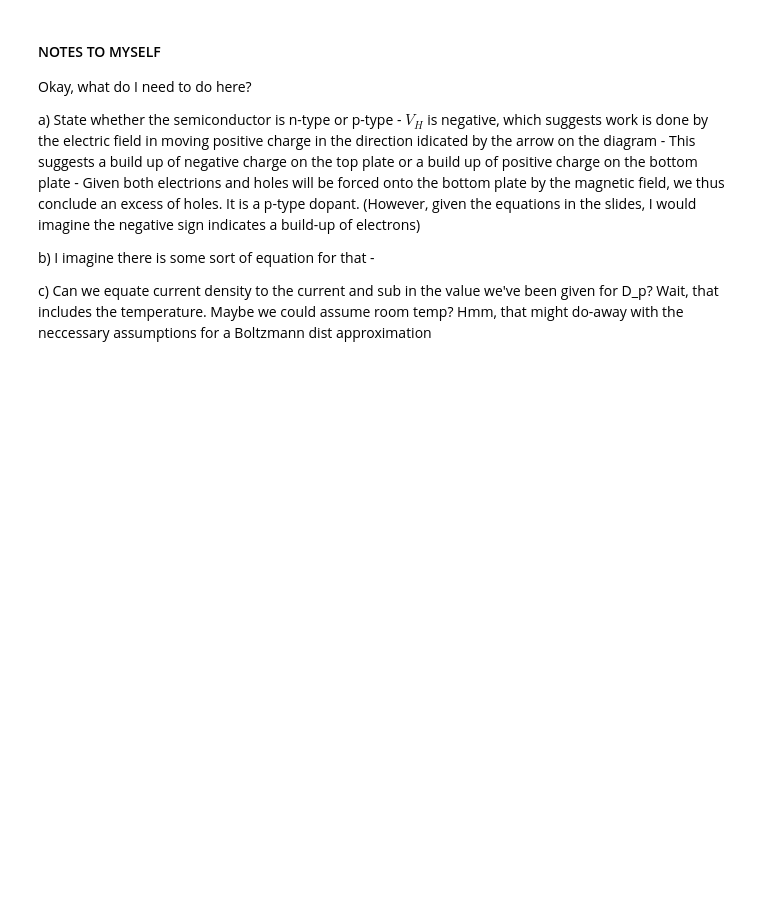
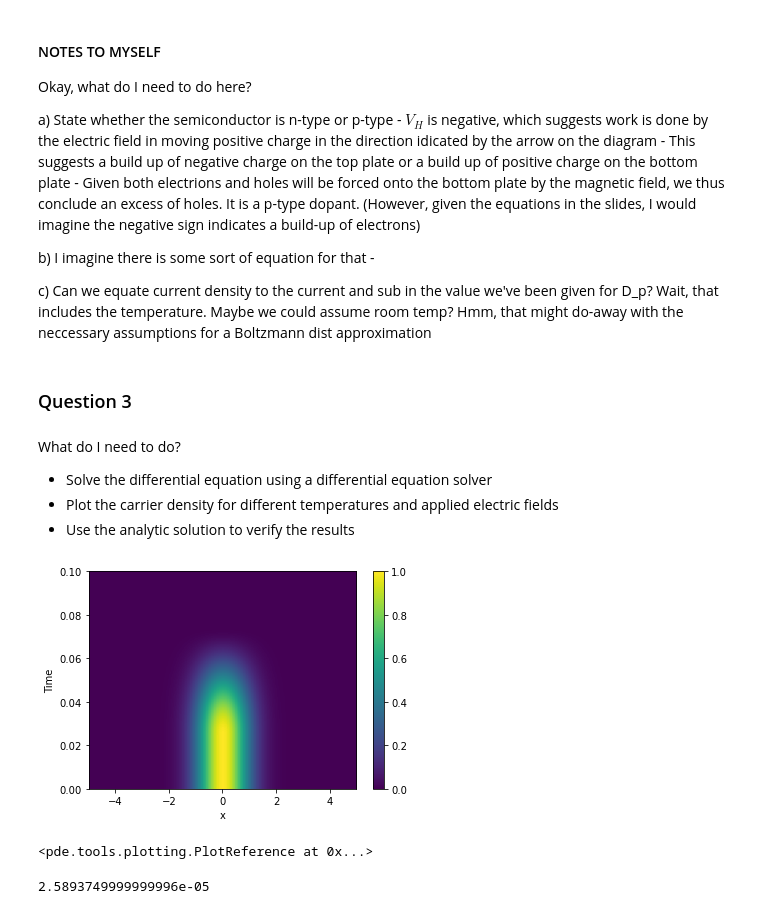
Before and after one commit to joshedmundson/PH4044-Tutorial-Sheet-3, a Jupyter notebook: PH4044 Tutorial Sheet 3.ipynb, the cells around one changed output. Cells and saved outputs as stored; diff of their text form; code cells hidden in the pictures; blank space fills up the shorter version.

Commit message:
Trying to solve question 3

```diff
--- a/PH4044 Tutorial Sheet 3.ipynb
+++ b/PH4044 Tutorial Sheet 3.ipynb
@@ -90,3 +90,43 @@ b) I imagine there is some sort of equation for that
     -
 
 c) Can we equate current density to the current and sub in the value we've been given for D_p? Wait, that includes the temperature. Maybe we could assume room temp? Hmm, that might do-away with the neccessary assumptions for a Boltzmann dist approximation
+# %% [markdown]
+### Question 3
+# %% [markdown]
+What do I need to do?
+
+- Solve the differential equation using a differential equation solver
+- Plot the carrier density for different temperatures and applied electric fields
+- Use the analytic solution to verify the results
+# %%
+# We can us the py-pde library to solve the differential equation
+import pde
+
+# Define all the constants in the equation
+mu_p = 300e-4 # m^2 V^-1 s^-1
+T = 10 # K
+E_0 = 100 # J
+tau_p = 1e-6 # s
+e = 1.6e-19 # C
+D_p = (mu_p * k_B * T) / e # I think units are Q m^2 s-1 though this doesn't make sense if J is current density.
+
+# Set up a grid of cartesian coordinates for the equation to solve
+grid = pde.CartesianGrid([[-5, 5]], [101])
+
+# Set up a Scalar Field which will correspond to the excess carriers
+delta_p = pde.ScalarField.from_expression(grid, "exp(-x**2)")
+# Now we can encode the partial differential equation (notes below on the formatting)
+# eq = pde.PDE({"p": "D_p * d2_dx2(p) - mu_p * E_0 * d_dx(p) - p / tau_p"}, consts=constants)
+eq = pde.PDE({"p": f"({D_p}*d2_dx2(p)) - ({mu_p * E_0}*d_dx(p)) - (p / {tau_p})"})
+# And solve
+storage = pde.MemoryStorage()
+result = eq.solve(delta_p, t_range=0.1, dt = 1e-6, tracker=storage.tracker(0.1))
+
+pde.plot_kymograph(storage)
+# %% [output]
+[figure, added]
+<pde.tools.plotting.PlotReference at 0x...>
+# %%
+D_p
+# %% [output]
+2.5893749999999996e-05
```
Also changed, not shown: parts of 10 cells of this notebook.
